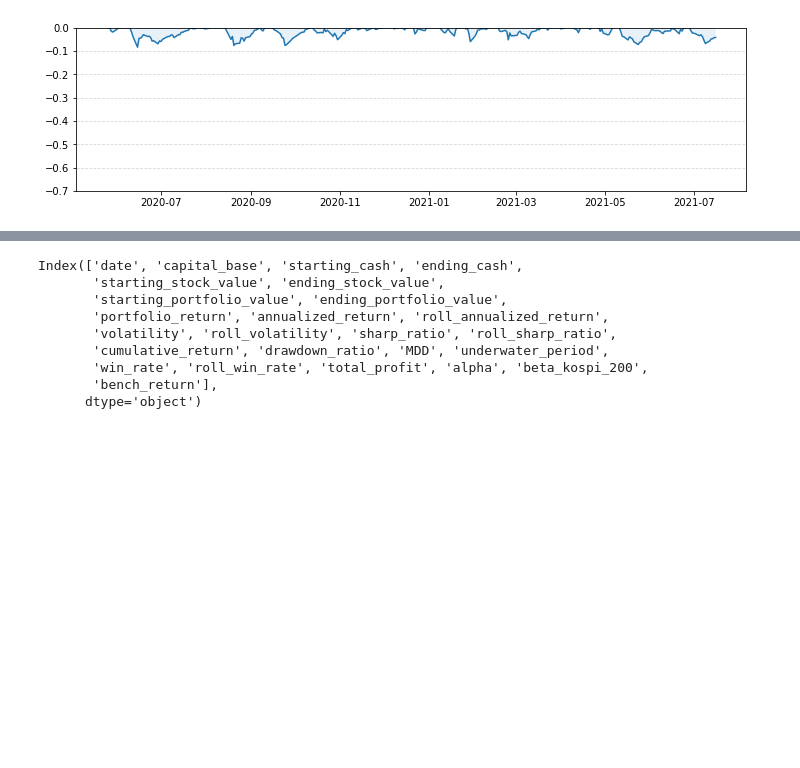
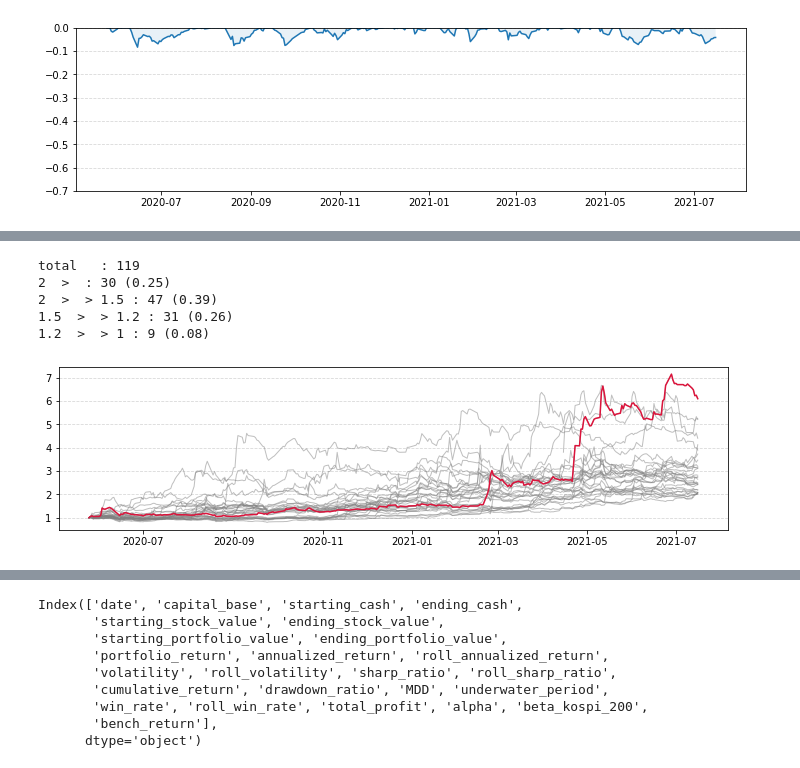
Before and after one commit to ajcltm/BackTesting, a Jupyter notebook: quality_value(7.18).ipynb, the cells around one changed output, grey strips where cells are left out. Drawn from its saved outputs; the diff is of its cells as text; code cells hidden in the pictures; blank space fills up the shorter version.

```diff
--- a/quality_value(7.18).ipynb
+++ b/quality_value(7.18).ipynb
@@ -230,3 +221,35 @@ total   : 119
 1.5  >  > 1.2 : 31 (0.26)
 1.2  >  > 1 : 8 (0.07)
 [figure]
+# %%
+p1 = pd.read_csv('C:/Users/ajcltm/Desktop/p1.csv', index_col=0)
+tickers = p1.tickers.apply(lambda x: '{:06d}.KS'.format(x))
+
+price_details = [data.loc[data['symbol']==ticker, ['date', 'Adj Close']] for ticker in tickers]
+price_details_df = reduce(lambda x, y : pd.merge(x, y, how='outer', on='date'), price_details)
+price_details_df.columns = ['date']+tickers.tolist()
+price_details_df = price_details_df.drop('date', axis=1)
+
+for ticker in tickers :
+    price_details_df[ticker] = price_details_df.loc[:,ticker].apply(lambda x : x/price_details_df.loc[:,ticker][0])
+
+top = price_details_df.T.sort_values(by=price_details_df.index[-1], ascending=False).iloc[:1].index.tolist()
+
+tier1=price_details_df.iloc[-1][price_details_df.iloc[-1]>2].index.tolist()
+tier=[len(price_details_df.iloc[-1][price_details_df.iloc[-1]>thred].index.tolist()) for thred in [2,1.5,1.2,1]]
+plt.figure(figsize=(12,3))
+plt.plot(result['date'], price_details_df[tier1], linewidth=1, c='grey', alpha=.5)
+plt.plot(result['date'], price_details_df[top], c='crimson', linewidth=1.5, alpha=1)
+plt.grid(axis='y', linestyle='--', alpha=.5)
+print('total   : {0}'.format(len(tickers)))
+print('{0}  >  : {1} ({2})'.format(2, tier[0], round(tier[0]/len(tickers),2)))
+print('{0}  >  > {1} : {2} ({3})'.format(2, 1.5, tier[1]-tier[0], round((tier[1]-tier[0])/len(tickers),2)))
+print('{0}  >  > {1} : {2} ({3})'.format(1.5, 1.2, tier[2]-tier[1], round((tier[2]-tier[1])/len(tickers),2)))
+print('{0}  >  > {1} : {2} ({3})'.format(1.2, 1, tier[3]-tier[2], round((tier[3]-tier[2])/len(tickers),2)))
+# %% [output]
+total   : 119
+2  >  : 30 (0.25)
+2  >  > 1.5 : 47 (0.39)
+1.5  >  > 1.2 : 31 (0.26)
+1.2  >  > 1 : 9 (0.08)
+[figure, added]
```
Also changed, not shown: parts of 7 cells of this notebook.
